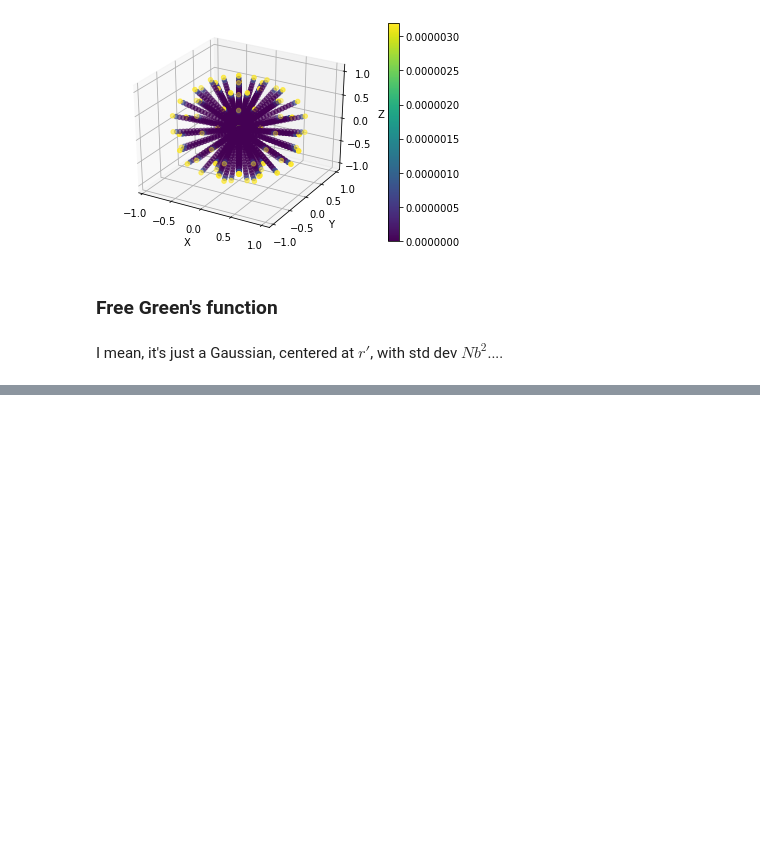
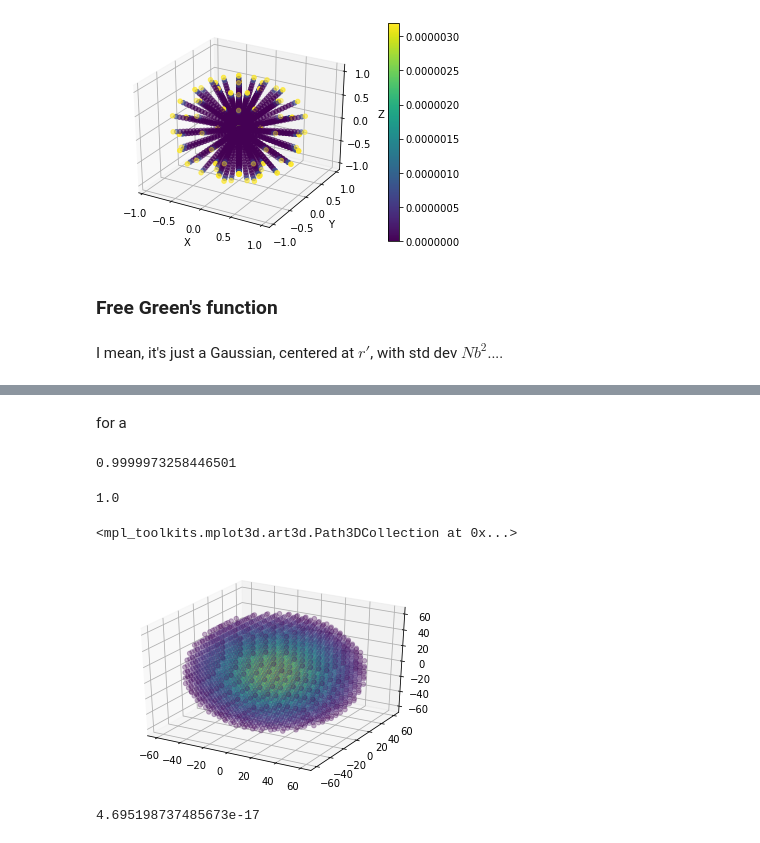
Before and after one commit to SpakowitzLab/wlcsim, a Jupyter notebook: doc/computing_confined_rouse.ipynb, the cells around one changed output, grey strips where cells are left out. Saved outputs shown, nothing was run; the diff lists cells and outputs as text; code cells hidden in the pictures; blank space fills up the shorter version.

```diff
--- a/doc/rouse.ipynb
+++ b/doc/computing_confined_rouse.ipynb
@@ -478,0 +497,49 @@ from the Green's function, we can get the $R^2$ by integrations....
+# %% [markdown]
+for a
+# %%
+# parameters of chain/confinement
+a = 1 # radius
+b = 1 # kuhn length (nm)
+N = 0.1 # number of Kuhn lengths in chain
+# grid a sphere
+x, y, z = np.linspace(-1, 1, 100), np.linspace(-1, 1, 100), np.linspace(-1, 1, 100)
+x, y, z = np.meshgrid(x, y, z)
+good_ix = x**2 + y**2 + z**2 < a**2
+x = x[good_ix]; y = y[good_ix]; z = z[good_ix]
+r0 = np.array([0, 0, 0])
+G_less_ln = np.zeros_like(x)
+for i in range(x.shape[0]):
+    ri = np.array([x[i], y[i], z[i]])
+    G_less_ln[i] = rouse.confined_G(ri, r0, N, b, a, n_max=20, l_max=0)
+# %%
+np.sum(G_less_ln)*np.diff(np.linspace(-1, 1, 100))[0]**3
+# %% [output]
+0.9999973258446501
+# %%
+# parameters of chain/confinement
+a = 1000/15 # radius
+b = 1 # kuhn length (nm)
+N = 17475 # number of Kuhn lengths in chain
+# grid a sphere
+Ngrid = 20
+xi, yi, zi = np.linspace(-a, a, Ngrid), np.linspace(-a, a, Ngrid), np.linspace(-a, a, Ngrid)
+x, y, z = np.meshgrid(xi, yi, zi)
+good_ix = x**2 + y**2 + z**2 < a**2
+x = x[good_ix]; y = y[good_ix]; z = z[good_ix]
+r0 = np.array([0, 0, 0])
+G_less_ln = np.zeros_like(x)
+for i in range(x.shape[0]):
+    ri = np.array([x[i], y[i], z[i]])
+    G_less_ln[i] = rouse.confined_G(ri, r0, N, b, a, n_max=20, l_max=0)
+G_less_ln /= np.sum(G_less_ln)*np.diff(xi)[0]**3
+# %%
+np.sum(G_less_ln)*np.diff(xi)[0]**3
+# %% [output]
+1.0
+# %%
+fig = plt.figure()
+ax = fig.add_subplot(111, projection='3d')
+ax.scatter(x, y, z, c=G_less_ln, alpha=0.3)
+# %% [output]
+<mpl_toolkits.mplot3d.art3d.Path3DCollection at 0x...>
+[figure, added]
@@ -478,0 +563,4 @@ from the Green's function, we can get the $R^2$ by integrations....
+# %%
+np.sum(G_less_ln)*np.diff(xi)[0]**3
+# %% [output]
+4.695198737485673e-17
```
Also changed, not shown: parts of 43 cells of this notebook, 1 other file.
